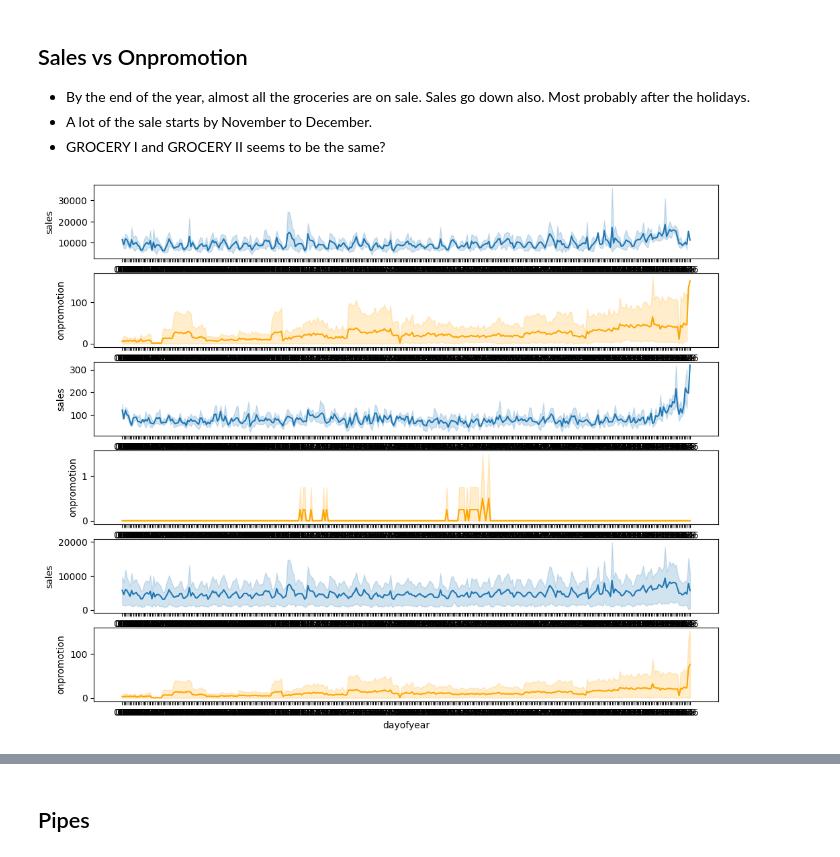
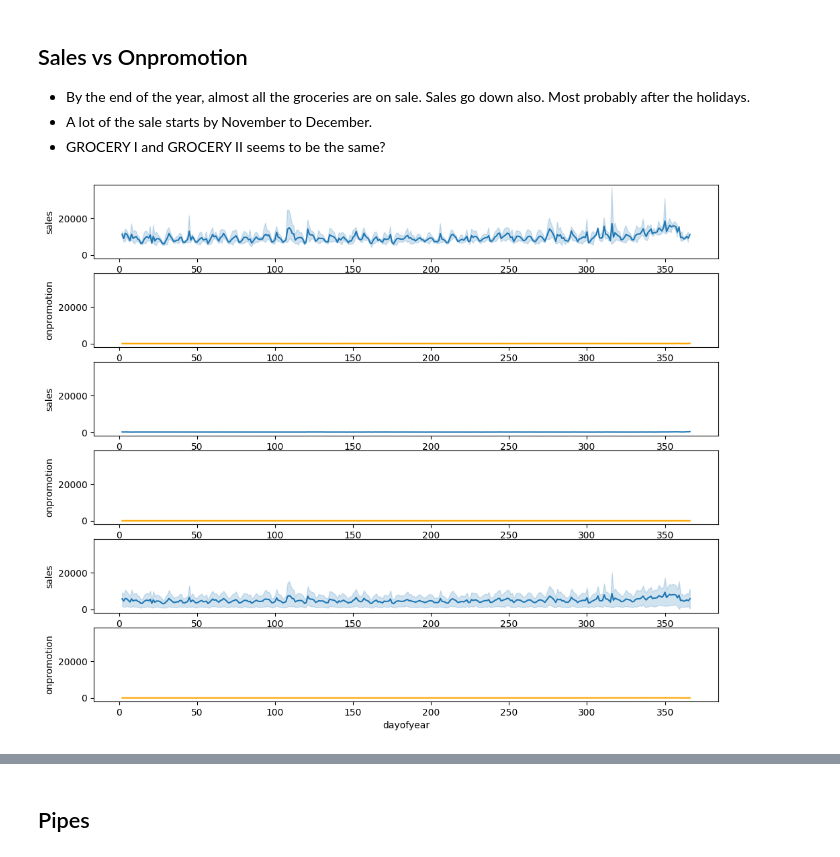
Before and after one commit to cmd-master/store-sales, a Jupyter notebook: store-sales.ipynb, the cells around one changed output, grey strips where cells are left out. Saved outputs shown, nothing was run; the diff lists cells and outputs as text; code cells hidden in the pictures.

```diff
--- a/store-sales.ipynb
+++ b/store-sales.ipynb
@@ -35,7 +31,7 @@ df['date'] = pd.to_datetime(df['date'])
 df['week'] = df['date'].dt.isocalendar().week
 df['year'] = df['date'].dt.year
 df['weekname'] = df.date.dt.day_name()
-df['dayofyear'] = df['date'].dt.strftime('%j')
+df['dayofyear'] = df['date'].dt.strftime('%j').astype(int)
 df['store_nbr'] = df['store_nbr'].astype(str) ## Didn't want the order of numbers to influence the model.
 
 transactions['date'] = pd.to_datetime(transactions['date'])
@@ -118,17 +109,17 @@ g.sort_values(['sum'], ascending=False )
 - GROCERY I and GROCERY II seems to be the same?
 # %%
 g = train.query('store_nbr == "44"')
-fig, ax = plt.subplots(6, figsize=(12, 10))
+fig, ax = plt.subplots(6, figsize=(12, 10), sharey=True)
 
 sns.lineplot(g.query('family == "GROCERY I"'), x='dayofyear', y=target, ax=ax[0]);
 sns.lineplot(g.query('family == "GROCERY I"'), x='dayofyear', y='onpromotion', ax=ax[1], color='orange');
 
 sns.lineplot(g.query('family == "GROCERY II"'), x='dayofyear', y=target, ax=ax[2]);
 sns.lineplot(g.query('family == "GROCERY II"'), x='dayofyear', y='onpromotion', ax=ax[3], color='orange');
 
 sns.lineplot(g.loc[g['family'].str.startswith("GROCERY")], x='dayofyear', y=target, ax=ax[4]);
 sns.lineplot(g.loc[g['family'].str.startswith("GROCERY")], x='dayofyear', y='onpromotion', ax=ax[5], color='orange');
 # %% [output]
-[figure, old version]
+[figure, new version]
 # %%
 g = train.query('store_nbr == "45"')
```
Also changed, not shown: parts of 10 cells of this notebook.
